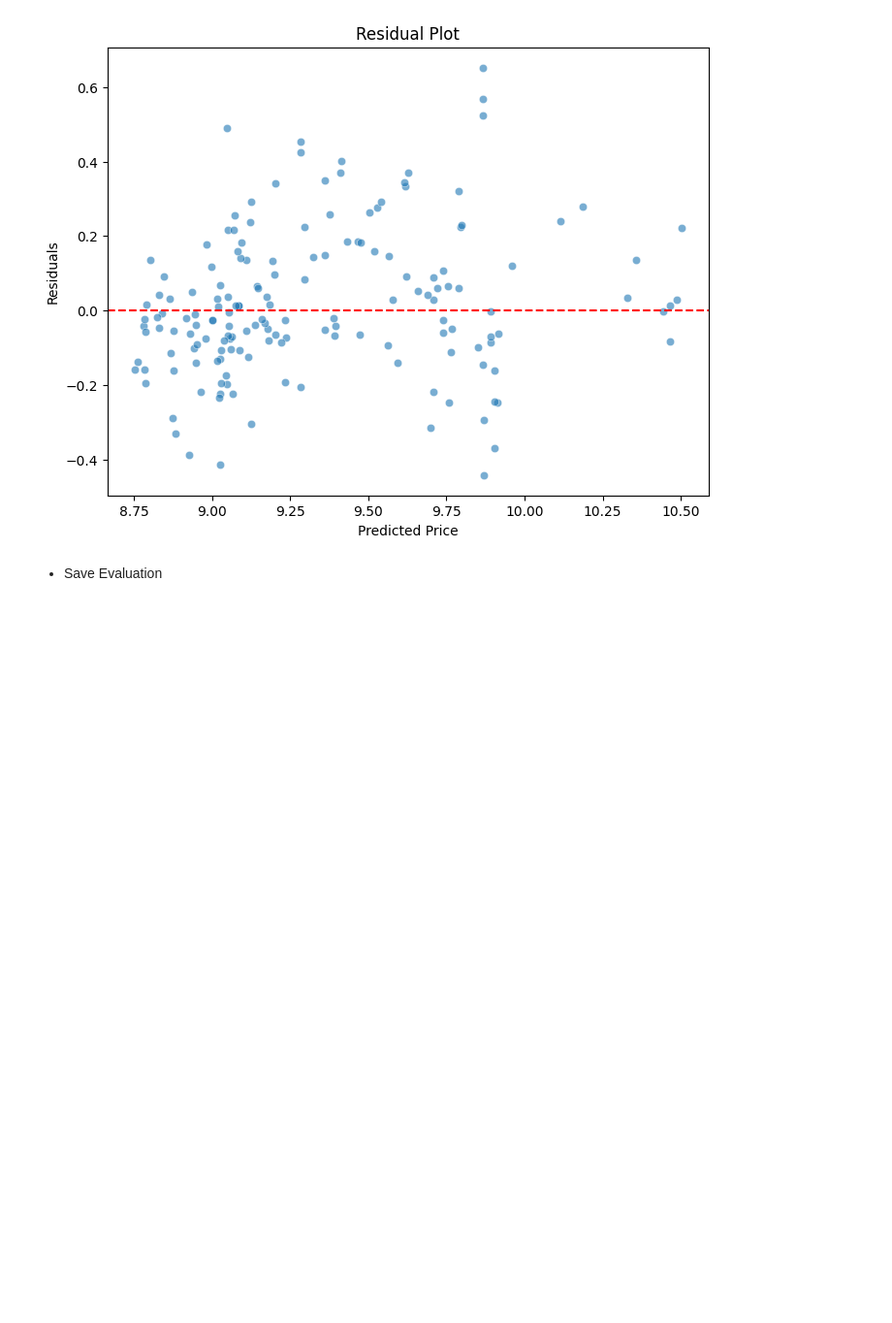
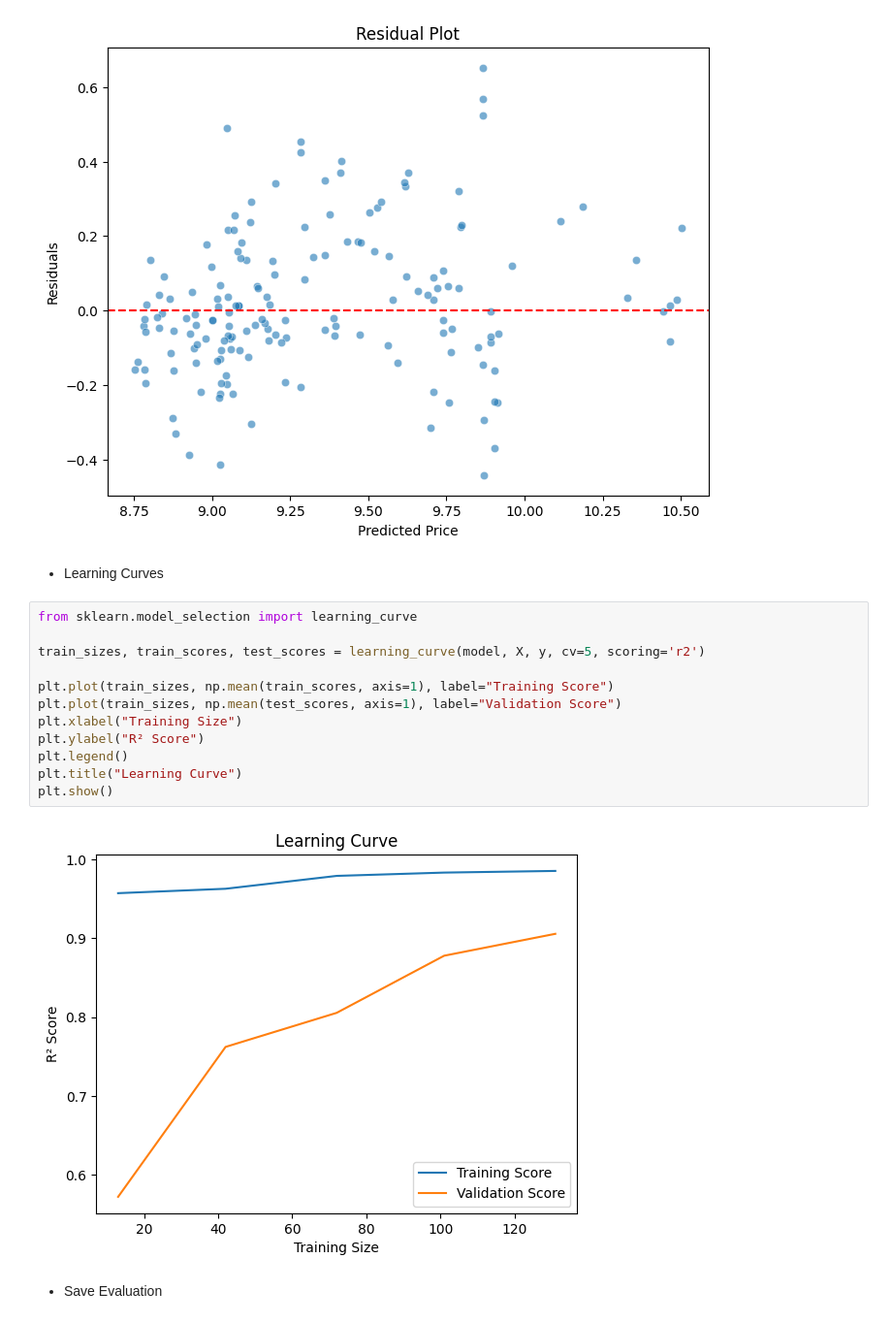
Before and after one commit to Jackhammer9/Car-Price-Predictor, a Jupyter notebook: notebooks/03-model-evaluation.ipynb, the cells around one changed output. Shown: that part at 97% size. Drawn from its saved outputs; the diff is of its cells as text; blank space fills up the shorter version.

Commit message:
Update Model Eval

```diff
--- a/notebooks/03-model-evaluation.ipynb
+++ b/notebooks/03-model-evaluation.ipynb
@@ -63,6 +63,22 @@ plt.title("Residual Plot")
 plt.show()
 # %% [output]
 [figure]
+# %% [markdown]
+<ul> <li style="font-family: 'Consolas', monospace;">Learning Curves</li></ul>
+# %%
+from sklearn.model_selection import learning_curve
+
+train_sizes, train_scores, test_scores = learning_curve(model, X, y, cv=5, scoring='r2')
+
+plt.plot(train_sizes, np.mean(train_scores, axis=1), label="Training Score")
+plt.plot(train_sizes, np.mean(test_scores, axis=1), label="Validation Score")
+plt.xlabel("Training Size")
+plt.ylabel("R² Score")
+plt.legend()
+plt.title("Learning Curve")
+plt.show()
+# %% [output]
+[figure, added]
 # %% [markdown]
 <ul> <li style="font-family: 'Consolas', monospace;">Save Evaluation</li></ul>
 # %%
```
